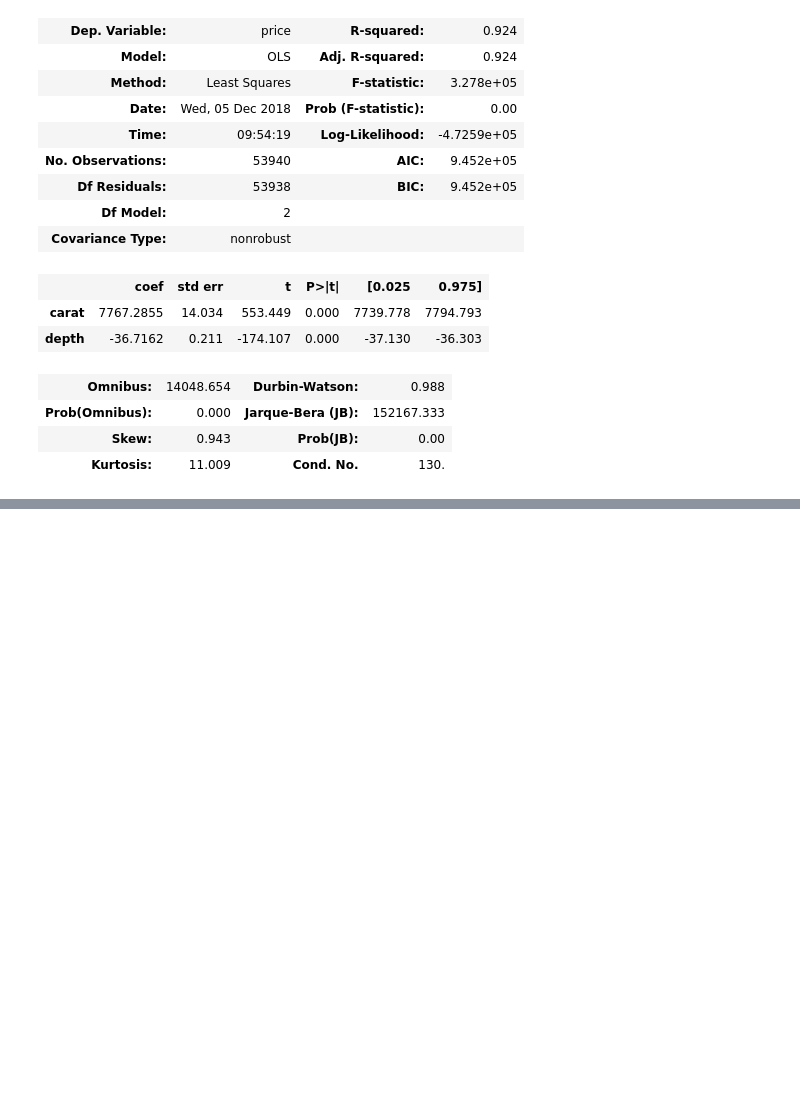
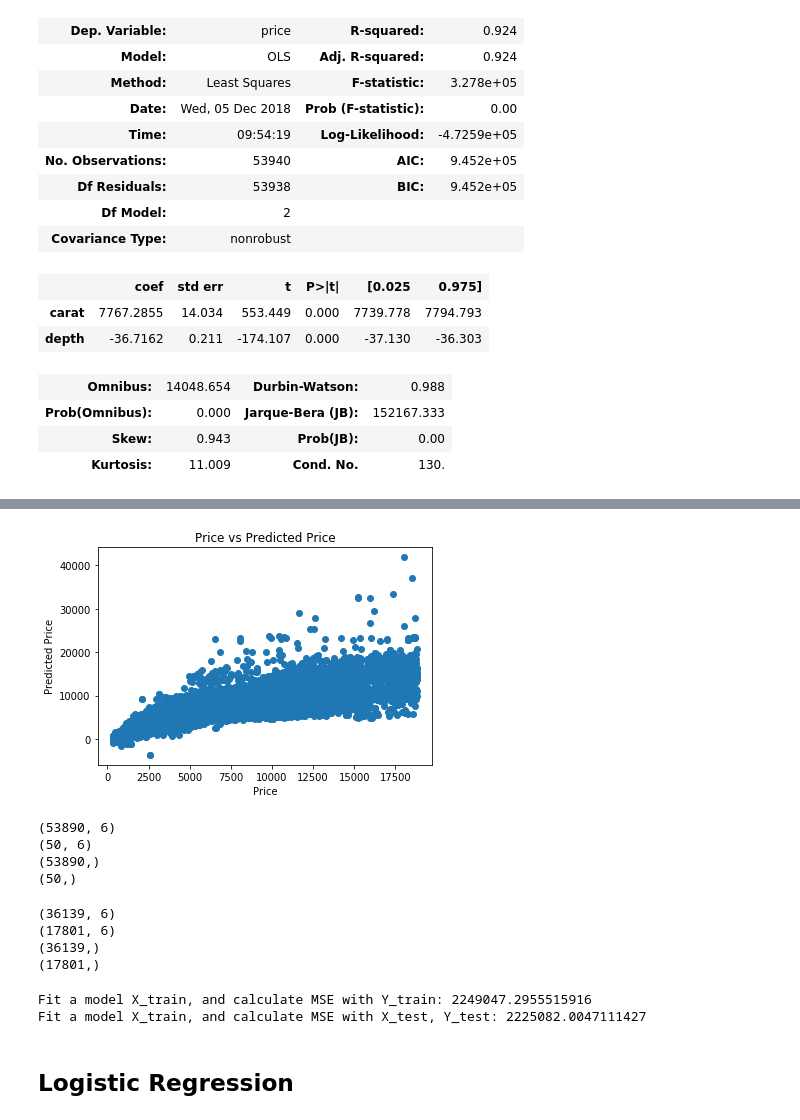
Before and after one commit to konstantinGulish/diamondsPracticeExercise, a Jupyter notebook: Diamonds_Notebook.ipynb, the cells around one changed output, grey strips where cells are left out. Cells and saved outputs as stored; diff of their text form; code cells hidden in the pictures; blank space fills up the shorter version.

Commit message:
updated to use sklearn

```diff
--- a/Diamonds_Notebook.ipynb
+++ b/Diamonds_Notebook.ipynb
@@ -306,0 +313,6 @@ OLS Regression Results
+# %%
+X = df.drop(['price','cut','clarity', 'Unnamed: 0', 'color'], axis = 1)
+# %%
+lm = LinearRegression()
+# %%
+lm.fit(X, df.price)
@@ -306,0 +354,34 @@ OLS Regression Results
+# %%
+plt.scatter(df.price, lm.predict(X))
+plt.xlabel("Price")
+plt.ylabel("Predicted Price")
+plt.title("Price vs Predicted Price")
+plt.show()
+# %% [output]
+[figure, added]
+# %%
+X_train = X[:-50]
+X_test = X[-50:]
+Y_train = df.price[:-50]
+Y_test = df.price[-50:]
+print(X_train.shape)
+print(X_test.shape)
+print(Y_train.shape)
+print(Y_test.shape)
+# %% [output]
+(53890, 6)
+(50, 6)
+(53890,)
+(50,)
+# %%
+X_train, X_test, Y_train, Y_test = sklearn.model_selection.train_test_split(
+    X, df.price, test_size=0.33, random_state = 5)
+print(X_train.shape)
+print(X_test.shape)
+print(Y_train.shape)
+print(Y_test.shape)
+# %% [output]
+(36139, 6)
+(17801, 6)
+(36139,)
+(17801,)
@@ -306,0 +393,8 @@ OLS Regression Results
+# %%
+print ('Fit a model X_train, and calculate MSE with Y_train:', np.mean((Y_train - lm.predict(X_train)) ** 2))
+print ('Fit a model X_train, and calculate MSE with X_test, Y_test:', np.mean((Y_test - lm.predict(X_test)) ** 2))
+# %% [output]
+Fit a model X_train, and calculate MSE with Y_train: 2249047.2955515916
+Fit a model X_train, and calculate MSE with X_test, Y_test: 2225082.0047111427
+# %% [markdown]
+## Logistic Regression
```
Also changed, not shown: parts of 35 cells of this notebook.
